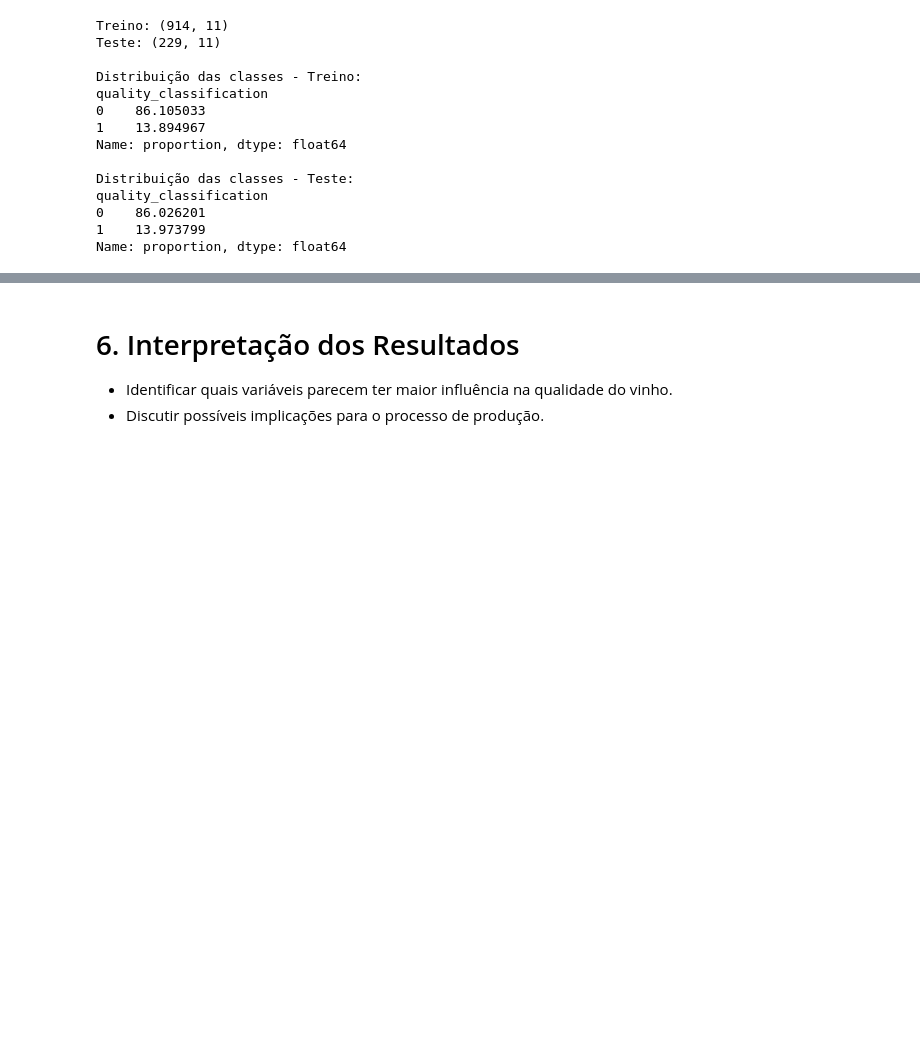
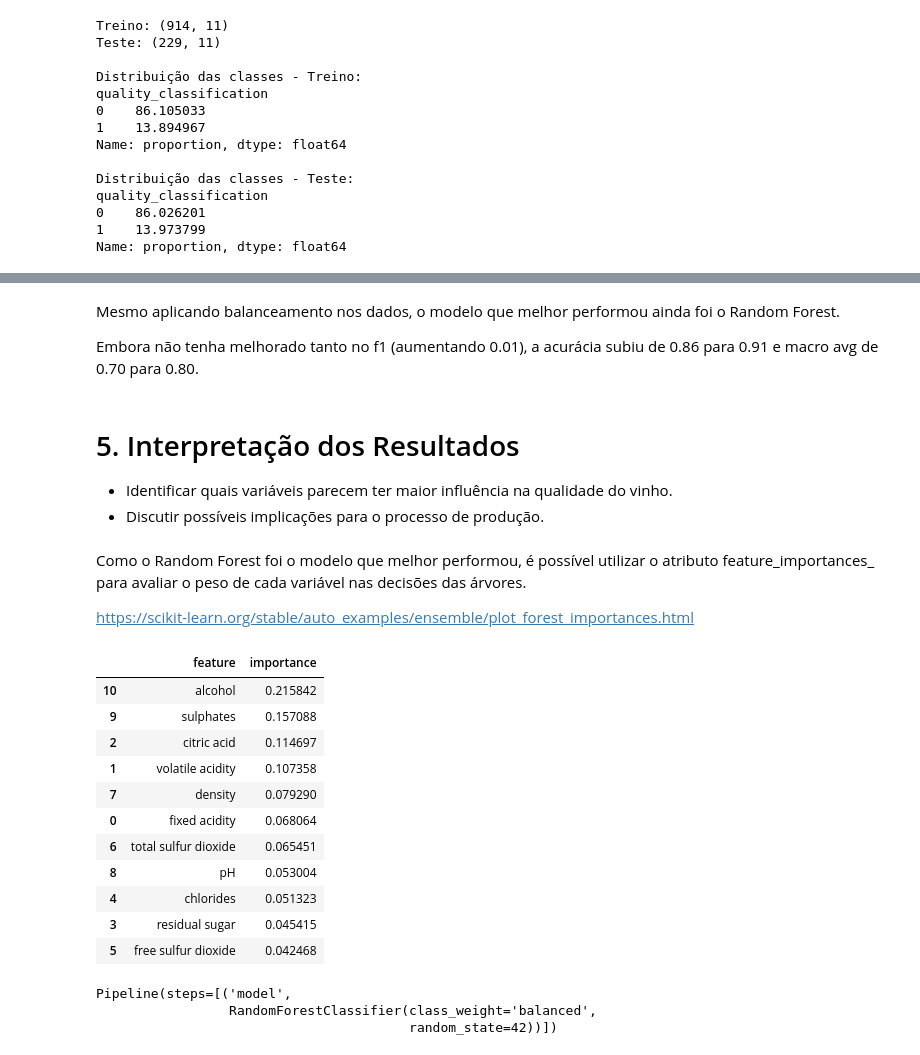
Before and after one commit to kamiikg/wine-quality-classification, a Jupyter notebook: notebooks/analise_wine_quality_classification.ipynb, the cells around one changed output, grey strips where cells are left out. Cells and saved outputs as stored; diff of their text form; code cells hidden in the pictures; blank space fills up the shorter version.

Commit message:
Realizada etapa de treinamento dos modelos e resultados iniciais.

```diff
--- a/notebooks/analise_wine_quality_classification.ipynb
+++ b/notebooks/analise_wine_quality_classification.ipynb
@@ -257,0 +287,4 @@ Name: proportion, dtype: float64
+# %%
+# Juntando os dados
+x_train_balanced = pd.concat([x_train_0, x_train_1_resampled])
+y_train_balanced = pd.concat([y_train_0, y_train_1_resampled])
@@ -288,0 +382,19 @@ Avaliar os modelos utilizando métricas adequadas. Também deve ser realizada um
+# %%
+# Busca de hiperparâmetros que maximizam o f1-score
+
+param_grid = {
+    'model__n_estimators': [100, 200, 300],
+    'model__max_depth': [None, 5, 10, 15],
+    'model__min_samples_split': [2, 5, 10]
+}
+
+scorer = make_scorer(f1_score, average='macro')
+
+cv = StratifiedKFold(n_splits=5, shuffle=True, random_state=SEMENTE)
+
+grid = GridSearchCV(estimator=pipeline_random_forest,
+                    param_grid=param_grid,
+                    scoring=scorer,
+                    cv=cv, n_jobs=-1)
+
+grid.fit(x_train, y_train)
@@ -288,0 +437,12 @@ Avaliar os modelos utilizando métricas adequadas. Também deve ser realizada um
+# %%
+# Regressão Logística
+pipeline_logistic_regression.fit(x_train_balanced, y_train_balanced)
+
+# SVC
+pipeline_svc.fit(x_train_balanced, y_train_balanced)
+
+# Random Forest
+pipeline_random_forest.fit(x_train_balanced, y_train_balanced)
+
+# KNN
+pipeline_knn.fit(x_train_balanced, y_train_balanced)
@@ -289,5 +506,35 @@ Avaliar os modelos utilizando métricas adequadas. Também deve ser realizada um
+# %% [markdown]
+Mesmo aplicando balanceamento nos dados, o modelo que melhor performou ainda foi o Random Forest.
+
+Embora não tenha melhorado tanto no f1 (aumentando 0.01), a acurácia subiu de 0.86 para 0.91 e macro avg de 0.70 para 0.80.
 # %% [markdown]
-# 6. Interpretação dos Resultados
+# 5. Interpretação dos Resultados
 
 - Identificar quais variáveis parecem ter maior influência na qualidade do vinho.
 - Discutir possíveis implicações para o processo de produção.
+# %% [markdown]
+Como o Random Forest foi o modelo que melhor performou, é possível utilizar o atributo feature_importances_ para avaliar o peso de cada variável nas decisões das árvores.
+
+https://scikit-learn.org/stable/auto_examples/ensemble/plot_forest_importances.html
+# %%
+feature_importance = pd.DataFrame({
+    'feature': x_train.columns,
+    'importance': pipeline_random_forest.named_steps['model'].feature_importances_
+})
+
+feature_importance = feature_importance.sort_values(by='importance', ascending=False)
+
+feature_importance
+# %% [output]
+|  | feature | importance |
+| 10 | alcohol | 0.215842 |
+| 9 | sulphates | 0.157088 |
+| 2 | citric acid | 0.114697 |
+| 1 | volatile acidity | 0.107358 |
+| 7 | density | 0.079290 |
+| 0 | fixed acidity | 0.068064 |
+| 6 | total sulfur dioxide | 0.065451 |
+| 8 | pH | 0.053004 |
+| 4 | chlorides | 0.051323 |
+| 3 | residual sugar | 0.045415 |
+| 5 | free sulfur dioxide | 0.042468 |
@@ -293,0 +555,6 @@ Avaliar os modelos utilizando métricas adequadas. Também deve ser realizada um
+# %%
+pipeline_rf_selected.fit(x_train_selected, y_train)
+# %% [output]
+Pipeline(steps=[('model',
+                 RandomForestClassifier(class_weight='balanced',
+                                        random_state=42))])
```
Also changed, not shown: parts of 37 cells of this notebook, 2 other files.
